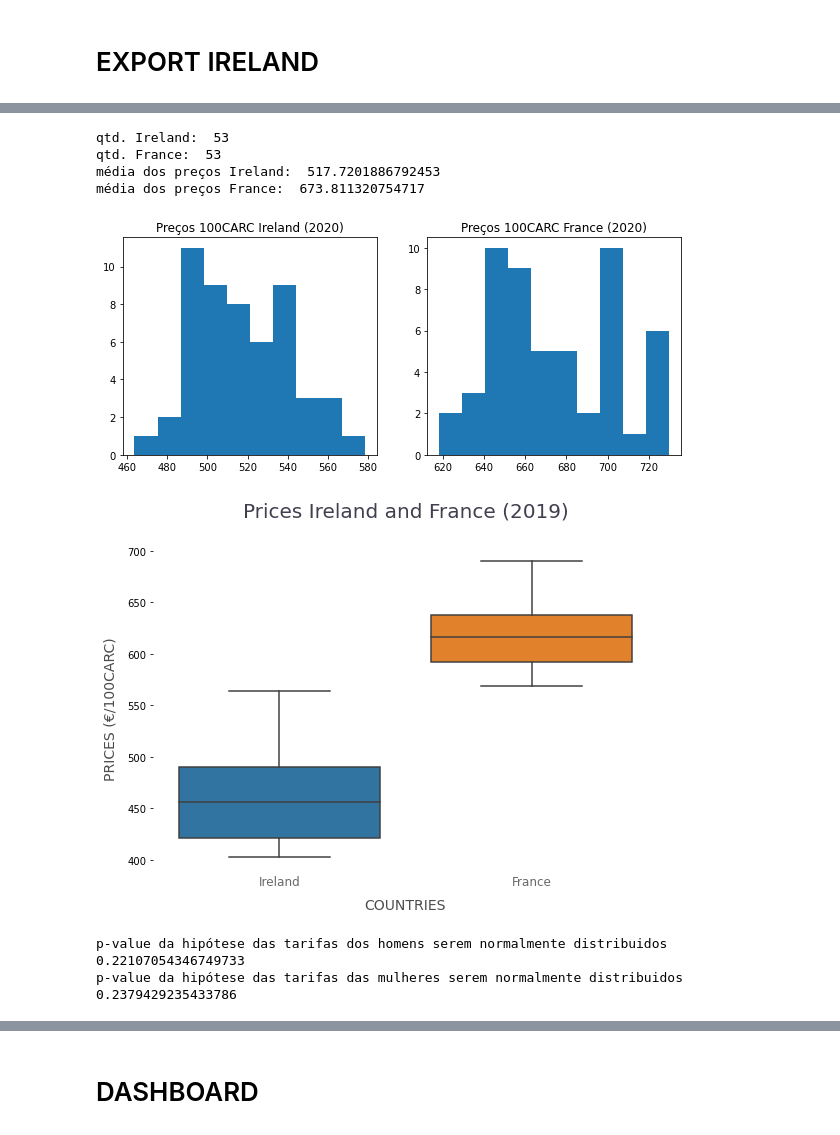
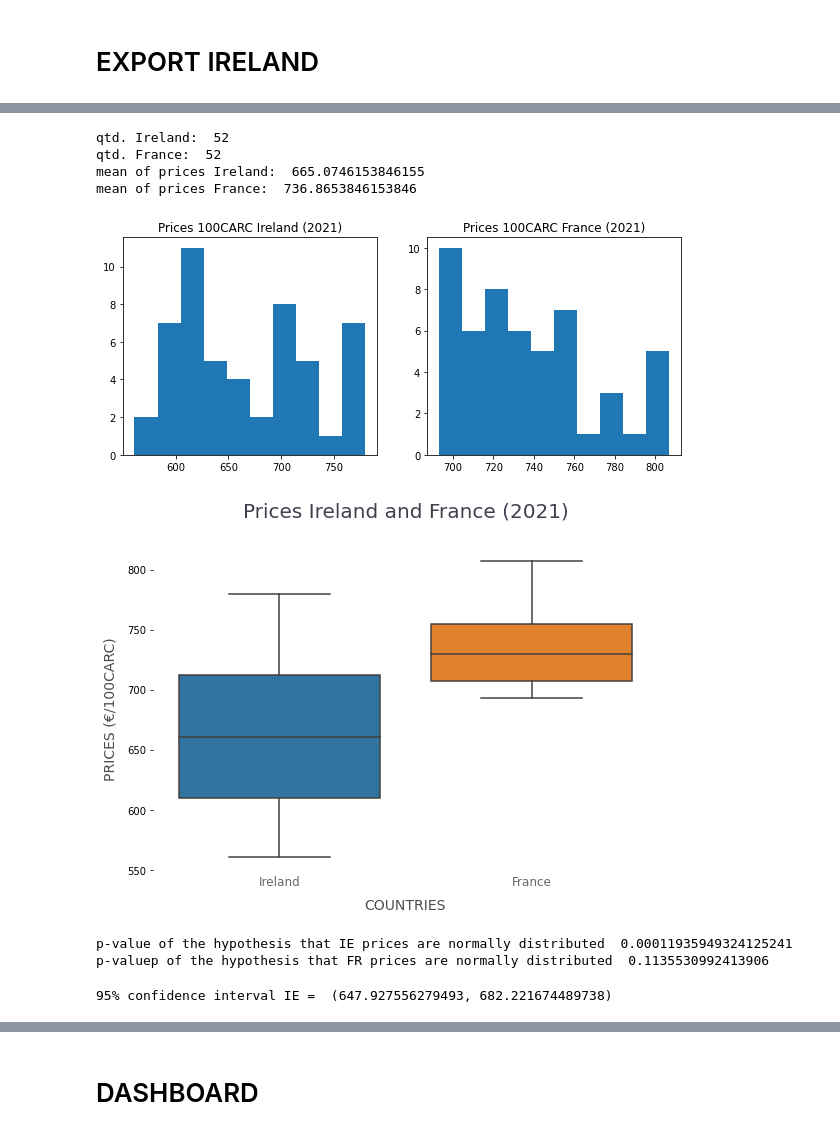
Before and after one commit to leticiacosta91/CA2_GIT, a Jupyter notebook: NEW_SHEEP.ipynb, the cells around one changed output, grey strips where cells are left out. Saved outputs shown, nothing was run; the diff lists cells and outputs as text; code cells hidden in the pictures.

Commit message:
Hypothesis Testing

```diff
--- a/NEW_SHEEP.ipynb
+++ b/NEW_SHEEP.ipynb
@@ -348,25 +346,25 @@ def graf_his(dataframe, a, b, year):
     print(f'qtd. {a}: ', price_a.shape[0])
     print(f'qtd. {b}: ', price_b.shape[0])
 
-    print(f'média dos preços {a}: ', np.mean(price_a))
-    print(f'média dos preços {b}: ', np.mean(price_b))
+    print(f'mean of prices {a}: ', np.mean(price_a))
+    print(f'mean of prices {b}: ', np.mean(price_b))
 
     ##Visualizando as distribuições
     fig, (ax0, ax1) = plt.subplots(ncols=2, figsize=(10, 4))
 
     ax0.hist(price_a);
-    ax0.set_title(f'Preços 100CARC {a} ({year})');
+    ax0.set_title(f'Prices 100CARC {a} ({year})');
 
     ax1.hist(price_b);
-    ax1.set_title(f'Preços 100CARC {b} ({year})');
+    ax1.set_title(f'Prices 100CARC {b} ({year})');
 # %%
-graf_his(prices, 'Ireland', 'France', 2020)
+graf_his(prices, 'Ireland', 'France', 2021)
 # %% [output]
-qtd. Ireland:  53
-qtd. France:  53
-média dos preços Ireland:  517.7201886792453
-média dos preços France:  673.811320754717
+qtd. Ireland:  52
+qtd. France:  52
+mean of prices Ireland:  665.0746153846155
+mean of prices France:  736.8653846153846
-[figure, old version]
+[figure, new version]
 # %%
 def graf_boxplot(dataframe, a, b, year):
 
@@ -388,9 +386,9 @@ def graf_boxplot(dataframe, a, b, year):
 
     plt.show()
 # %%
-graf_boxplot(prices, 'Ireland', 'France', 2019)
+graf_boxplot(prices, 'Ireland', 'France', 2021)
 # %% [output]
-[figure, old version]
+[figure, new version]
 # %%
 def p_value(dataframe, a, b, year):
 
@@ -403,8 +401,8 @@ def p_value(dataframe, a, b, year):
 # %%
-p_value(prices, 'Ireland', 'France', 2019)
+p_value(prices, 'Ireland', 'France', 2021)
 # %% [output]
-p-value da hipótese das tarifas dos homens serem normalmente distribuidos  0.22107054346749733
-p-value da hipótese das tarifas das mulheres serem normalmente distribuidos  0.2379429235433786
+p-value of the hypothesis that IE prices are normally distributed  0.00011935949324125241
+p-valuep of the hypothesis that FR prices are normally distributed  0.1135530992413906
 # %%
 def intervalo_conf(dados, significancia=0.95):
     a = 1.0*np.array(dados)
@@ -414,0 +421,4 @@ def intervalo_conf(dados, significancia=0.95):
+# %%
+intervalo_confi(prices, 'Ireland', 'France', 2021)
+# %% [output]
+95% confidence interval IE =  (647.927556279493, 682.221674489738)
```
Also changed, not shown: parts of 45 cells of this notebook.
